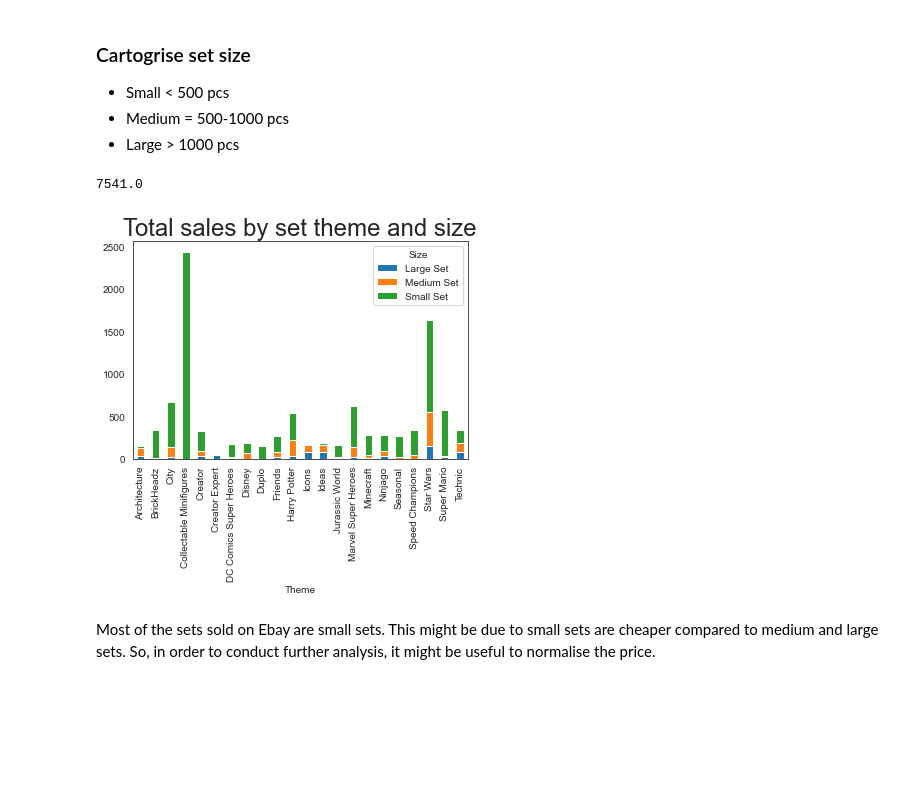
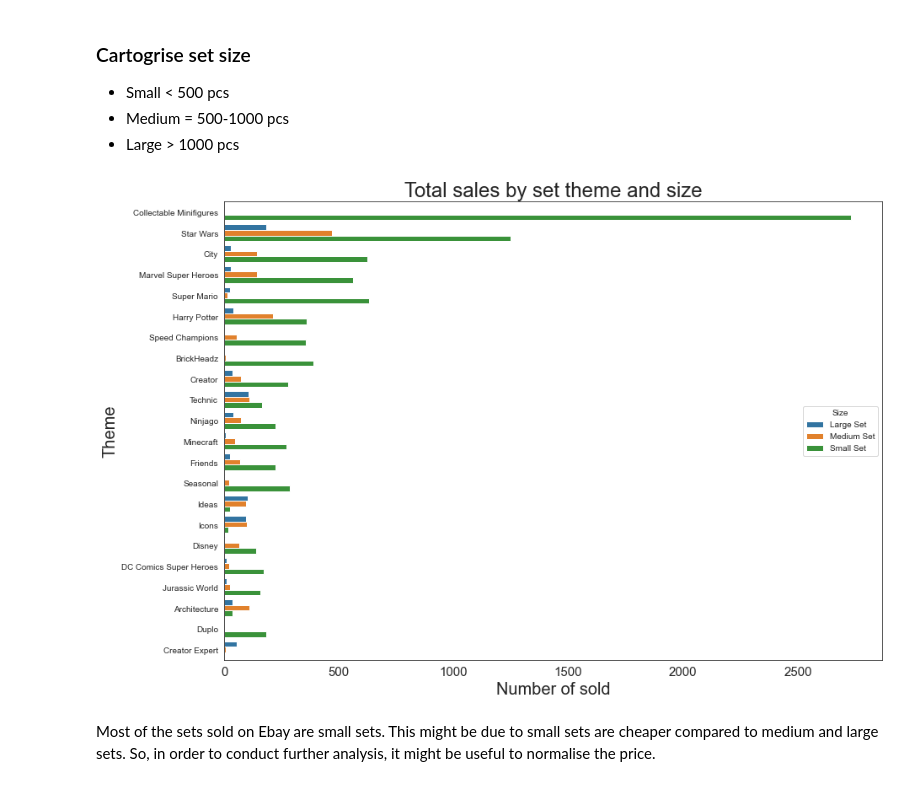
Before and after one commit to onguyenquanghuy/lego_resale_price_prediction, a Jupyter notebook: lego_resale_price_prediction.ipynb, the cells around one changed output. Cells and saved outputs as stored; diff of their text form; code cells hidden in the pictures; blank space fills up the shorter version.

Commit message:
Total sold by set and theme

```diff
--- a/lego_resale_price_prediction.ipynb
+++ b/lego_resale_price_prediction.ipynb
@@ -276,25 +276,28 @@ Clearly we can see each themes has its own price range.
 * Small < 500 pcs
 * Medium = 500-1000 pcs
 * Large > 1000 pcs
-# %%
-df['Pieces'].max()
-# %% [output]
-7541.0
 # %%
 df['Pieces'] = df['Pieces'].fillna(0).astype('int64')
 df.loc[df['Pieces'] <= 500, 'Size'] = 'Small Set'
 df.loc[(df['Pieces'] > 500) & (df['Pieces'] <= 1000) ,'Size'] = 'Medium Set'
 df.loc[df['Pieces'] > 1000, 'Size'] = 'Large Set'
+# %%
+dfg = df.groupby(['Theme','Size']).agg(Frequency=('Size', 'size')).reset_index()
 # %%
-# fig, ax = plt.subplots(figsize=(14,6))
+fig, ax = plt.subplots(figsize=(14,10))
 colors = sns.color_palette('pastel')
-# ax = df['Size'].value_counts().plot.pie(autopct='%.1f%%', colors=colors, textprops={'fontsize': 14})
-ax = df.groupby(['Theme','Size']).size().unstack().plot(kind='bar', stacked=True)
+# dfg= df.groupby(['Theme','Size']).size()
+ax = sns.barplot(data=dfg, y='Theme', x='Frequency', hue='Size', order=order)
+# ax = df.groupby(['Theme','Size']).size().unstack().plot(kind='barh', figsize=(14,10), stacked=True)
+
+plt.xlabel('Number of sold', size = 20)
+plt.xticks(size=15)
+plt.ylabel('Theme', size = 20)
 plt.title('Total sales by set theme and size', size = 24)
-# plt.ylabel('')
+
 plt.show()
 # %% [output]
-[figure, old version]
+[figure, new version]
 # %% [markdown]
 Most of the sets sold on Ebay are small sets. This might be due to small sets are cheaper compared to medium and large sets. So, in order to conduct further analysis, it might be useful to normalise the price.
 # %% [markdown]
```
Also changed, not shown: parts of 20 cells of this notebook, 1 other file.
